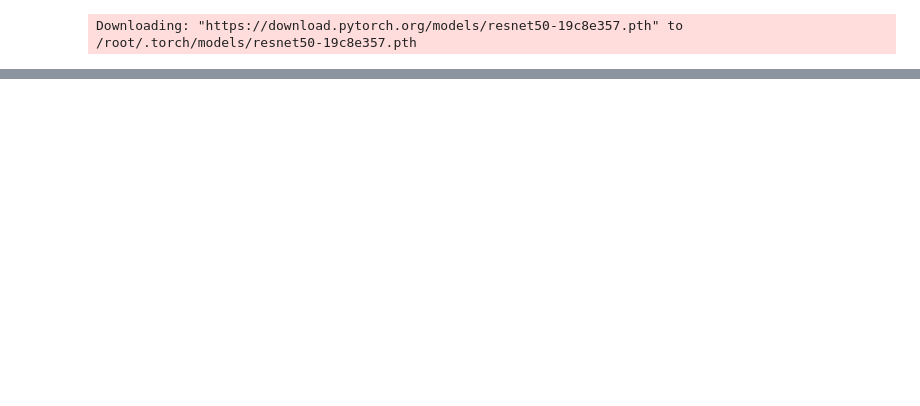
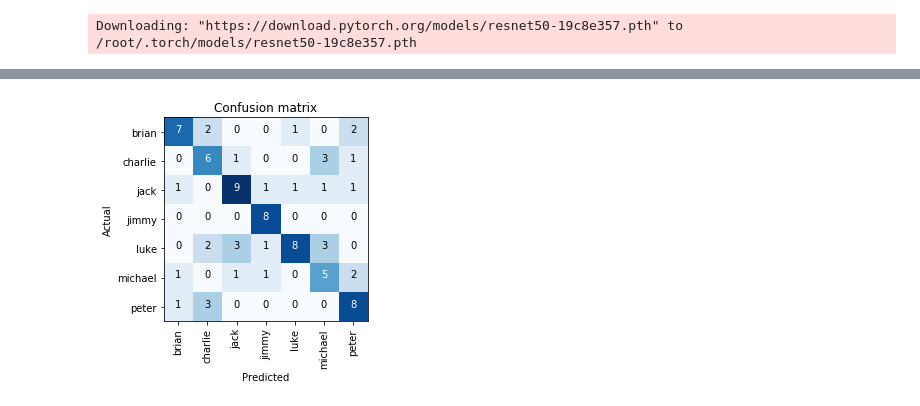
Before and after one commit to whatrocks/fastai-fall2018, a Jupyter notebook: week-1/lesson1-cousins.ipynb, the cells around one changed output, grey strips where cells are left out. Saved outputs shown, nothing was run; the diff lists cells and outputs as text; code cells hidden in the pictures; blank space fills up the shorter version.

```diff
--- a/week-1/lesson1-cousins.ipynb
+++ b/week-1/lesson1-cousins.ipynb
@@ -176,0 +178,6 @@ learn50.save('stage-1-50')
+# %%
+interp50 = ClassificationInterpretation.from_learner(learn50)
+# %%
+interp50.plot_confusion_matrix()
+# %% [output]
+[figure, added]
```
Also changed, not shown: parts of 38 cells of this notebook, 15 other files.
